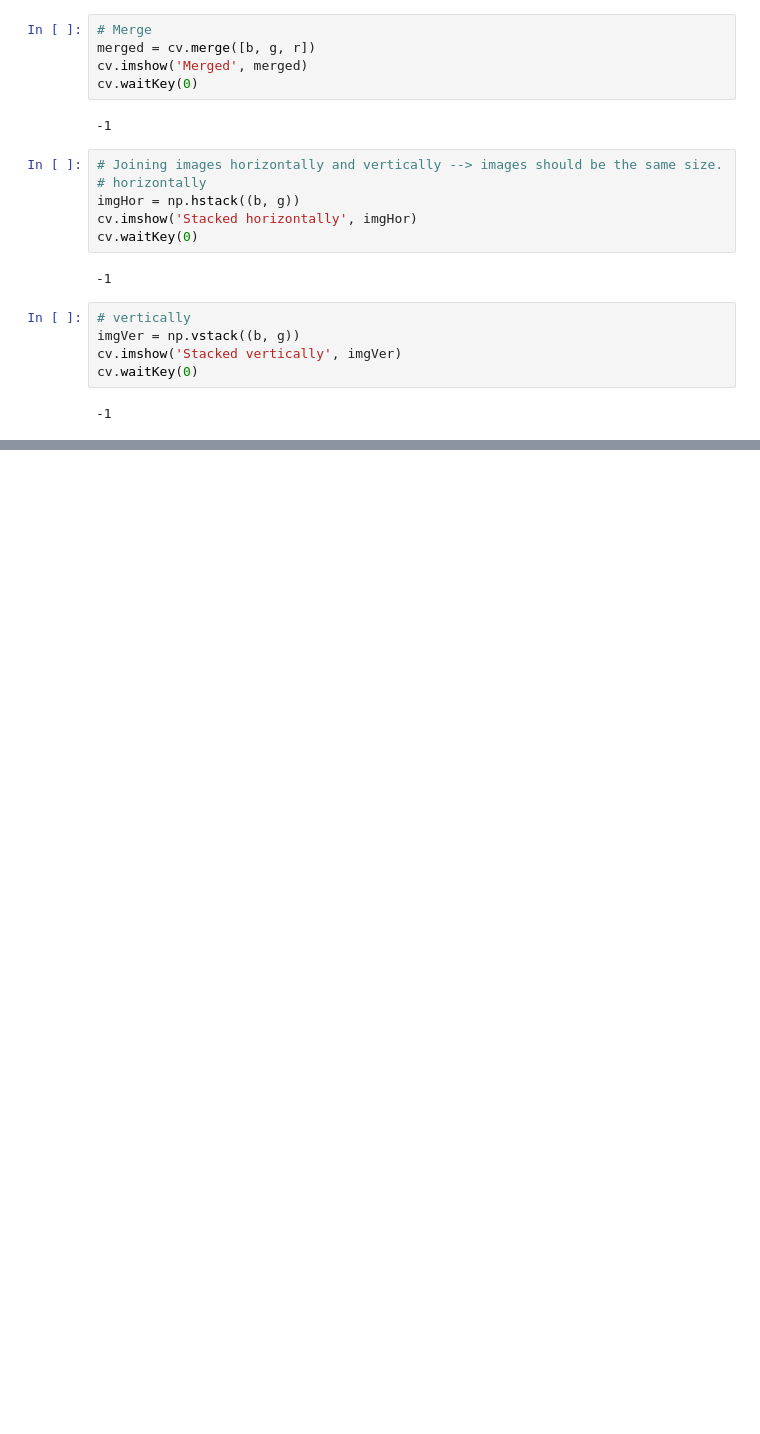
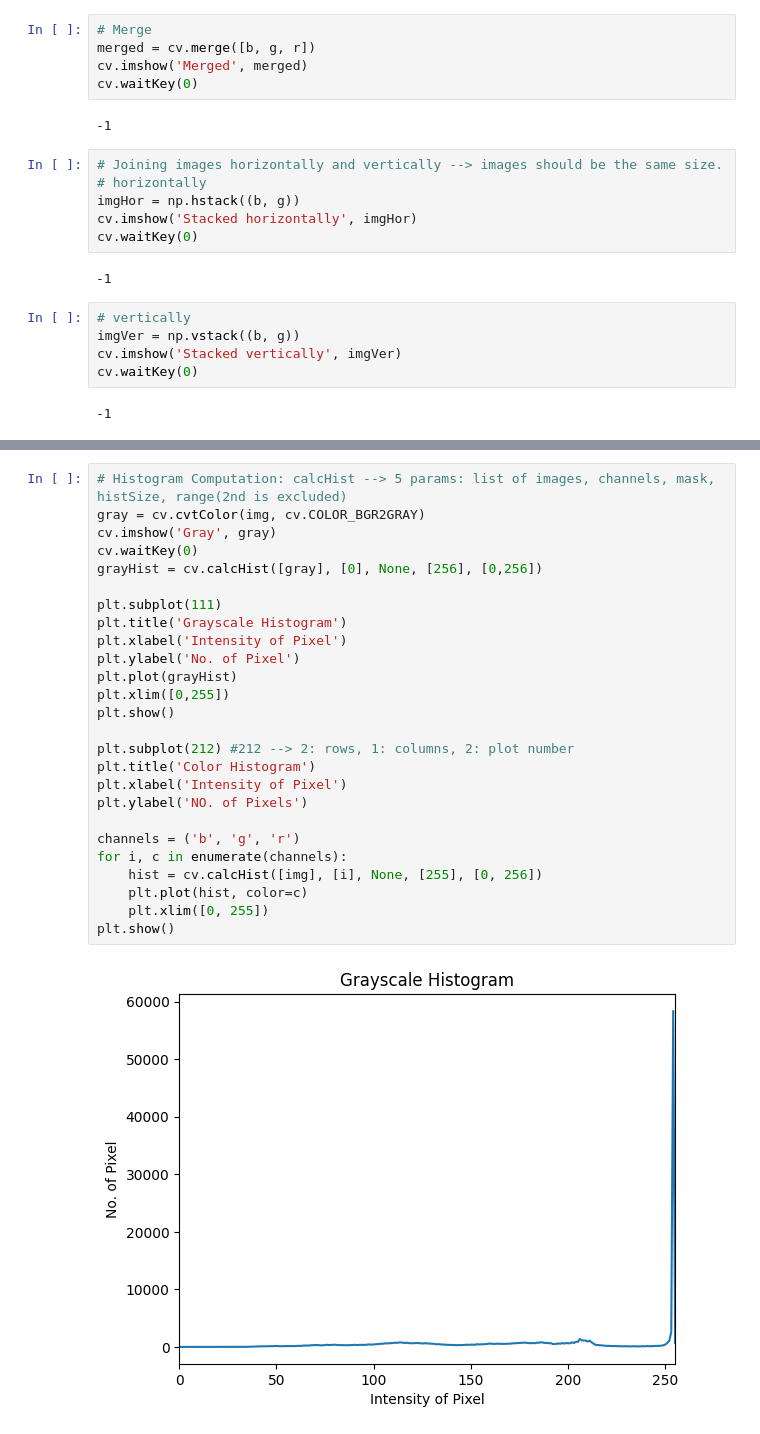
Before and after one commit to MaryamGKK/OpenCV, a Jupyter notebook: Basic_Operations.ipynb, the cells around one changed output, grey strips where cells are left out. Cells and saved outputs as stored; diff of their text form; blank space fills up the shorter version.

```diff
--- a/Basic_Operations.ipynb
+++ b/Basic_Operations.ipynb
@@ -195,0 +256,28 @@ cv.waitKey(0)
+# %%
+# Histogram Computation: calcHist --> 5 params: list of images, channels, mask, histSize, range(2nd is excluded)
+gray = cv.cvtColor(img, cv.COLOR_BGR2GRAY)
+cv.imshow('Gray', gray)
+cv.waitKey(0)
+grayHist = cv.calcHist([gray], [0], None, [256], [0,256])
+
+plt.subplot(111)
+plt.title('Grayscale Histogram')
+plt.xlabel('Intensity of Pixel')
+plt.ylabel('No. of Pixel')
+plt.plot(grayHist)
+plt.xlim([0,255])
+plt.show()
+
+plt.subplot(212) #212 --> 2: rows, 1: columns, 2: plot number
+plt.title('Color Histogram')
+plt.xlabel('Intensity of Pixel')
+plt.ylabel('NO. of Pixels')
+
+channels = ('b', 'g', 'r')
+for i, c in enumerate(channels):
+    hist = cv.calcHist([img], [i], None, [255], [0, 256])
+    plt.plot(hist, color=c)
+    plt.xlim([0, 255])
+plt.show()
+# %% [output]
+[figure, added]
```
Also changed, not shown: parts of 9 cells of this notebook.
